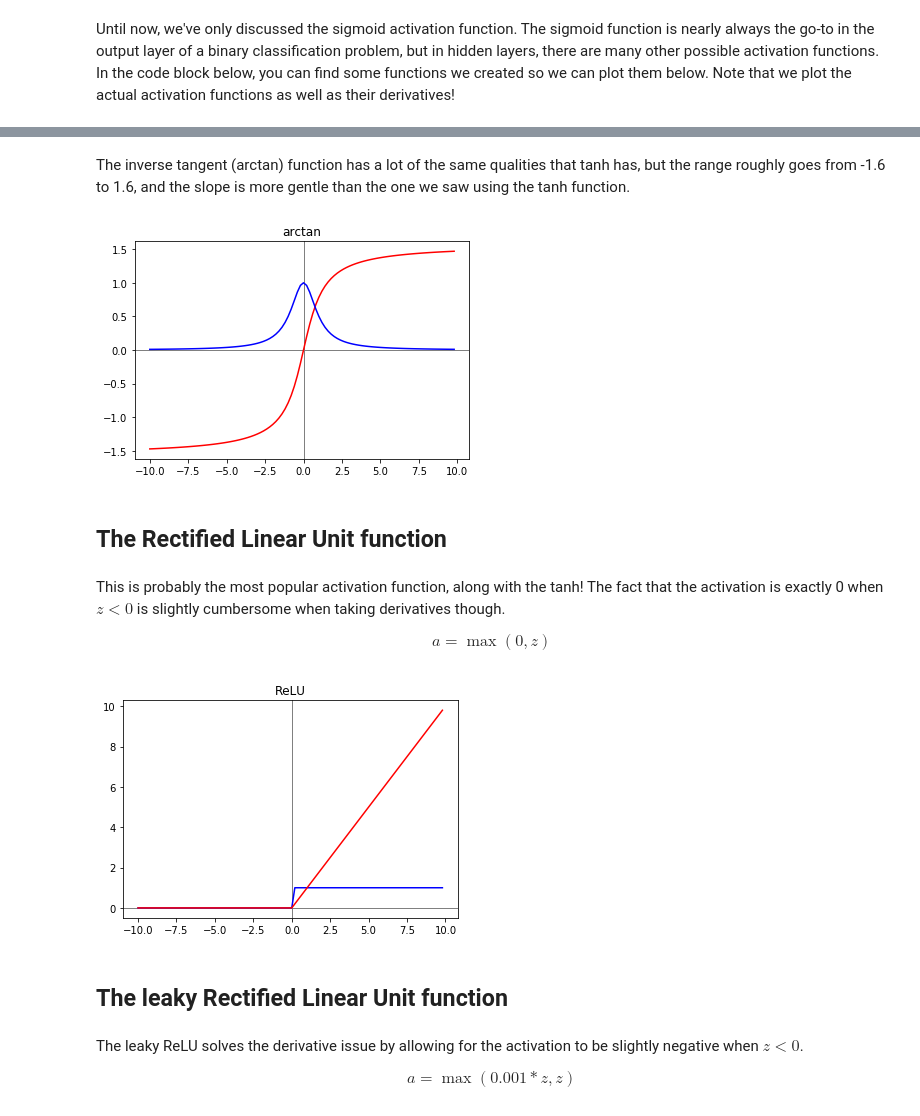
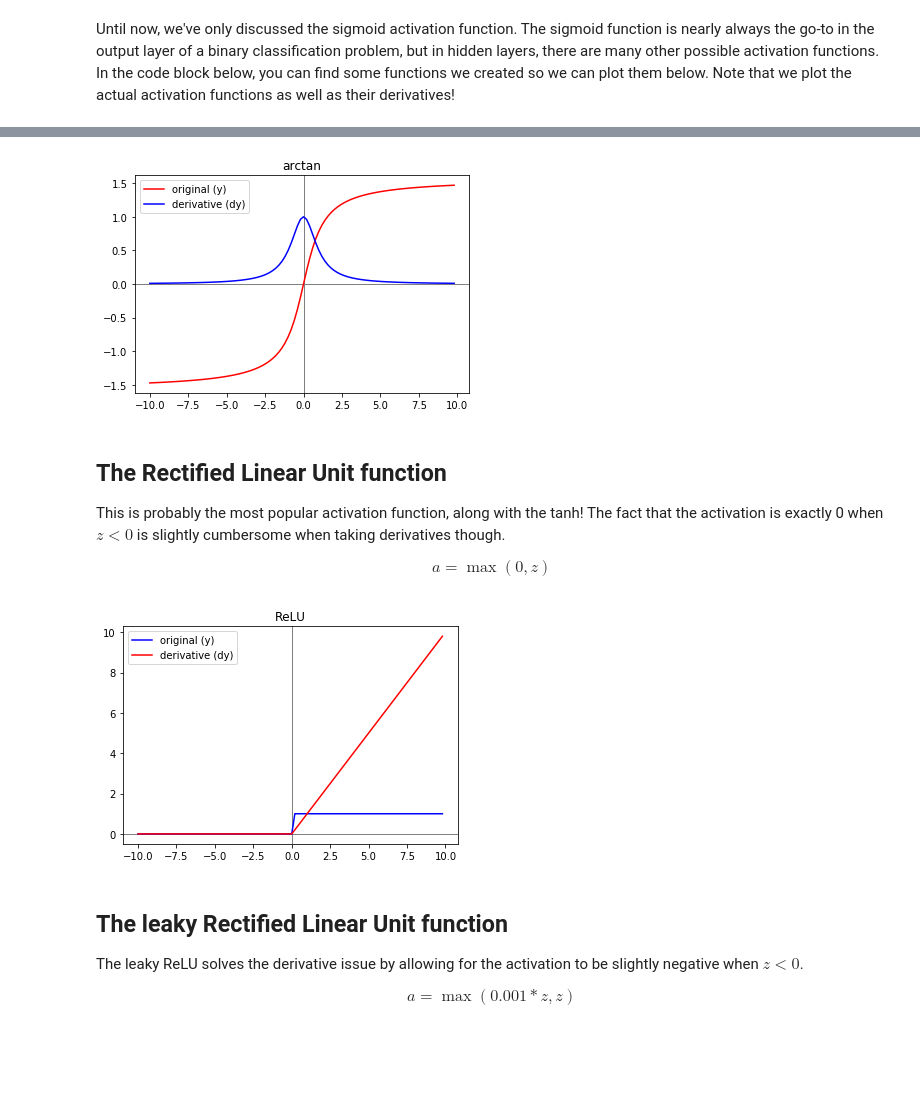
Before and after one commit to learn-co-curriculum/dsc-deeper-neural-networks, a Jupyter notebook: index.ipynb, the cells around one changed output, grey strips where cells are left out. Saved outputs shown, nothing was run; the diff lists cells and outputs as text; code cells hidden in the pictures; blank space fills up the shorter version.

```diff
--- a/index.ipynb
+++ b/index.ipynb
@@ -187,18 +192,17 @@ A disadvantage of both tanh and sigmoid activation functions is that when $z$ ge
-# %% [markdown]
-The inverse tangent (arctan) function has a lot of the same qualities that tanh has, but the range roughly goes from -1.6 to 1.6, and  the slope is more gentle than the one we saw using the tanh function.
 # %%
 y = arctan(z)
 dy = arctan(z, derivative = True)
 plt.title('arctan')
 plt.axhline(color='gray', linewidth=1,)
 plt.axvline(color='gray', linewidth=1,)
-plt.plot(z, y, 'r')
-plt.plot(z, dy, 'b');
+plt.plot(z, y, 'r', label='original (y)')
+plt.plot(z, dy, 'b', label='derivative (dy)')
+plt.legend();
 # %% [output]
-[figure, old version]
+[figure, new version]
-# %% [markdown]
-## The Rectified Linear Unit function
 # %% [markdown]
+## The Rectified Linear Unit function
+
 This is probably the most popular activation function, along with the tanh! The fact that the activation is exactly 0 when $z <0$  is slightly cumbersome when taking derivatives though.
 
 $$a=\max(0, z)$$
@@ -208,13 +212,14 @@ y = relu(z)
 dy = relu(z, derivative=True)
 plt.axhline(color='gray', linewidth=1,)
 plt.axvline(color='gray', linewidth=1,)
-plt.plot(z, dy, 'b')
-plt.plot(z, y, 'r');
+plt.plot(z, dy, 'b', label='original (y)')
+plt.plot(z, y, 'r', label='derivative (dy)')
+plt.legend();
 # %% [output]
-[figure, old version]
+[figure, new version]
-# %% [markdown]
-## The leaky Rectified Linear Unit function
 # %% [markdown]
+## The leaky Rectified Linear Unit function
+
 The leaky ReLU solves the derivative issue by allowing for the activation to be slightly negative when $z <0$.
 
 $$a=\max(0.001*z ,z)$$
```
Also changed, not shown: parts of 14 cells of this notebook.
